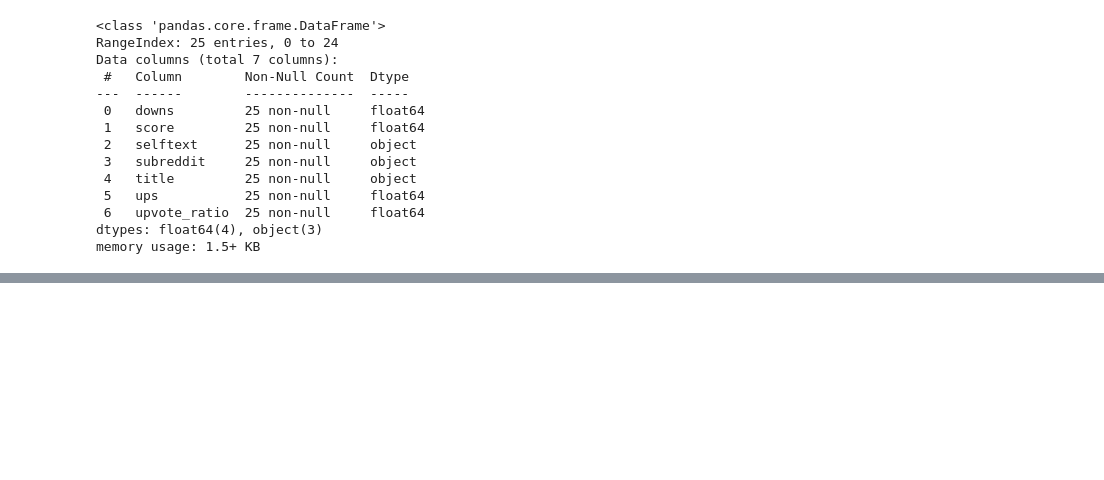
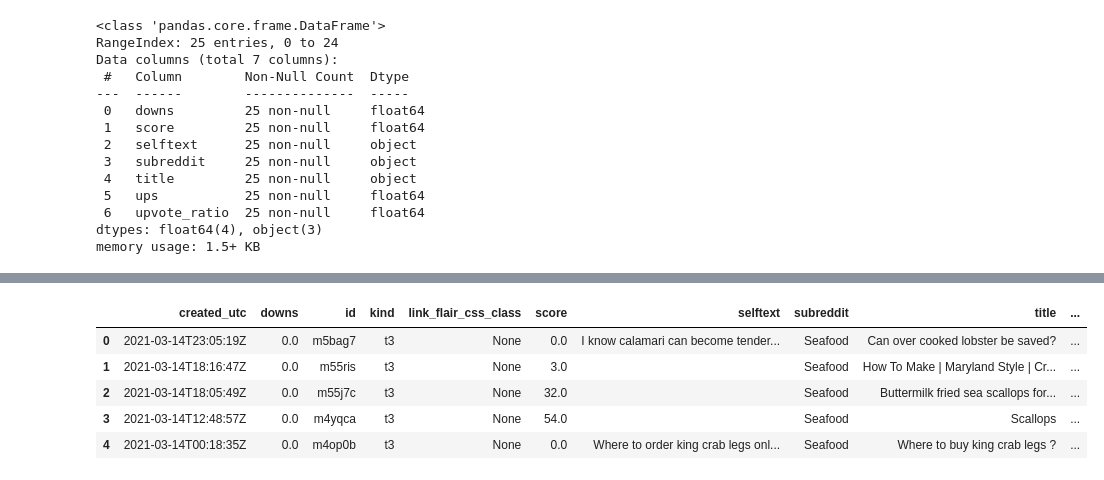
Before and after one commit to jagephart/nypl-menus, a Jupyter notebook: entity-extraction/reddit_api.ipynb, the cells around one changed output, grey strips where cells are left out. Saved outputs shown, nothing was run; the diff lists cells and outputs as text; code cells hidden in the pictures; blank space fills up the shorter version.

Commit message:
Data stream pipeline completed

```diff
--- a/entity-extraction/reddit_api.ipynb
+++ b/entity-extraction/reddit_api.ipynb
@@ -81,0 +106,23 @@ df.head()
+# %%
+# initialize dataframe and parameters for pulling data in loop
+data = pd.DataFrame()
+params = {'limit': 100}
+
+# loop through 10 times (returning 1K posts)
+for i in range(1):
+    # make request
+    res = requests.get("https://oauth.reddit.com/r/seafood/new",
+                       headers=headers,
+                       params=params)
+
+    # get dataframe from response
+    new_df = df_from_response(res)
+    # take the final row (oldest entry)
+    row = new_df.iloc[len(new_df)-1]
+    # create fullname
+    fullname = row['kind'] + '_' + row['id']
+    # add/update fullname in params
+    params['after'] = fullname
+
+    # append new_df to data
+    data = data.append(new_df, ignore_index=True)
@@ -81,0 +150,9 @@ df.head()
+# %%
+data.head()
+# %% [output]
+|  | created_utc | downs | id | kind | link_flair_css_class | score | selftext | subreddit | title | ... |
+| 0 | 2021-03-14T23:05:19Z | 0.0 | m5bag7 | t3 | None | 0.0 | I know calamari can become tender... | Seafood | Can over cooked lobster be saved? | ... |
+| 1 | 2021-03-14T18:16:47Z | 0.0 | m55ris | t3 | None | 3.0 |  | Seafood | How To Make | Maryland Style | Cr... | ... |
+| 2 | 2021-03-14T18:05:49Z | 0.0 | m55j7c | t3 | None | 32.0 |  | Seafood | Buttermilk fried sea scallops for... | ... |
+| 3 | 2021-03-14T12:48:57Z | 0.0 | m4yqca | t3 | None | 54.0 |  | Seafood | Scallops | ... |
+| 4 | 2021-03-14T00:18:35Z | 0.0 | m4op0b | t3 | None | 0.0 | Where to order king crab legs onl... | Seafood | Where to buy king crab legs ? | ... |
```
Also changed, not shown: parts of 8 cells of this notebook.
